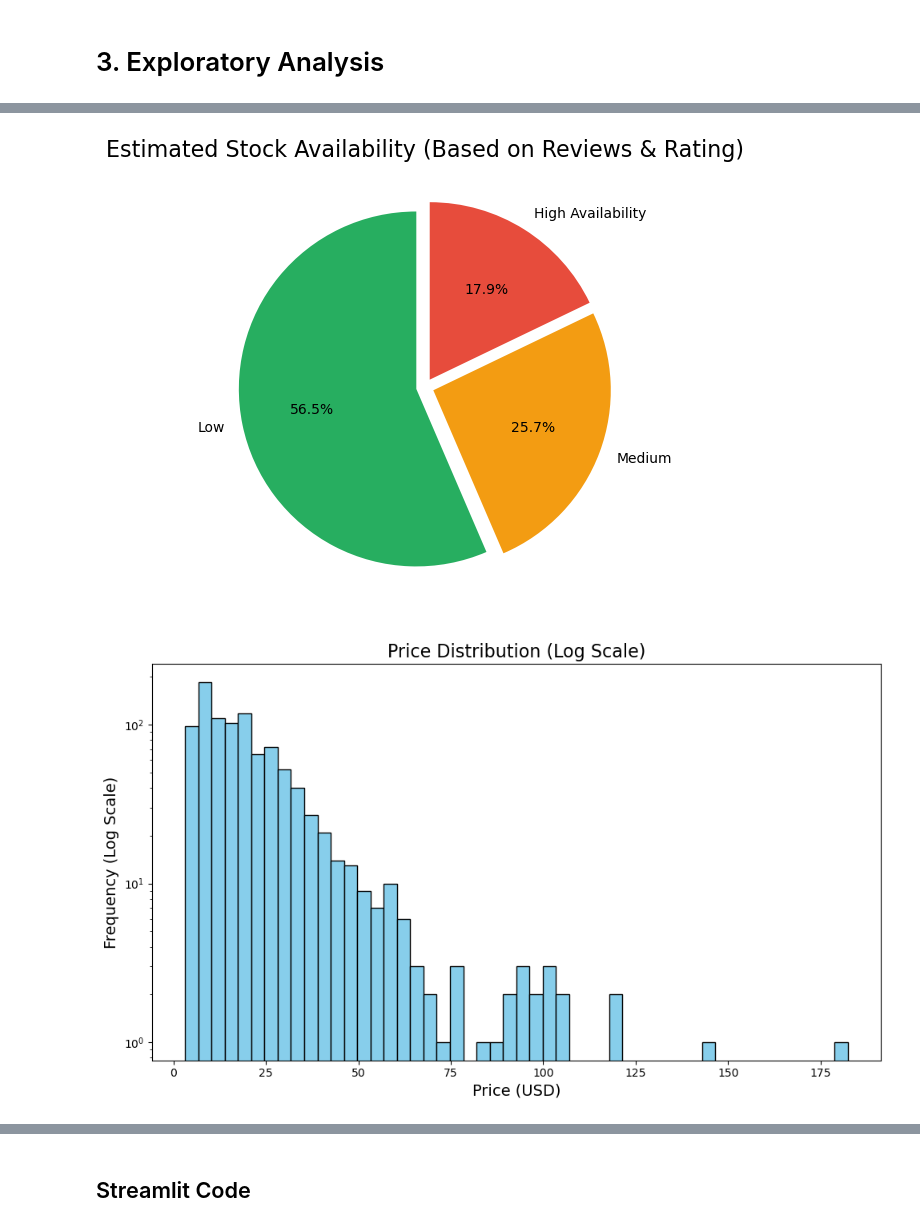
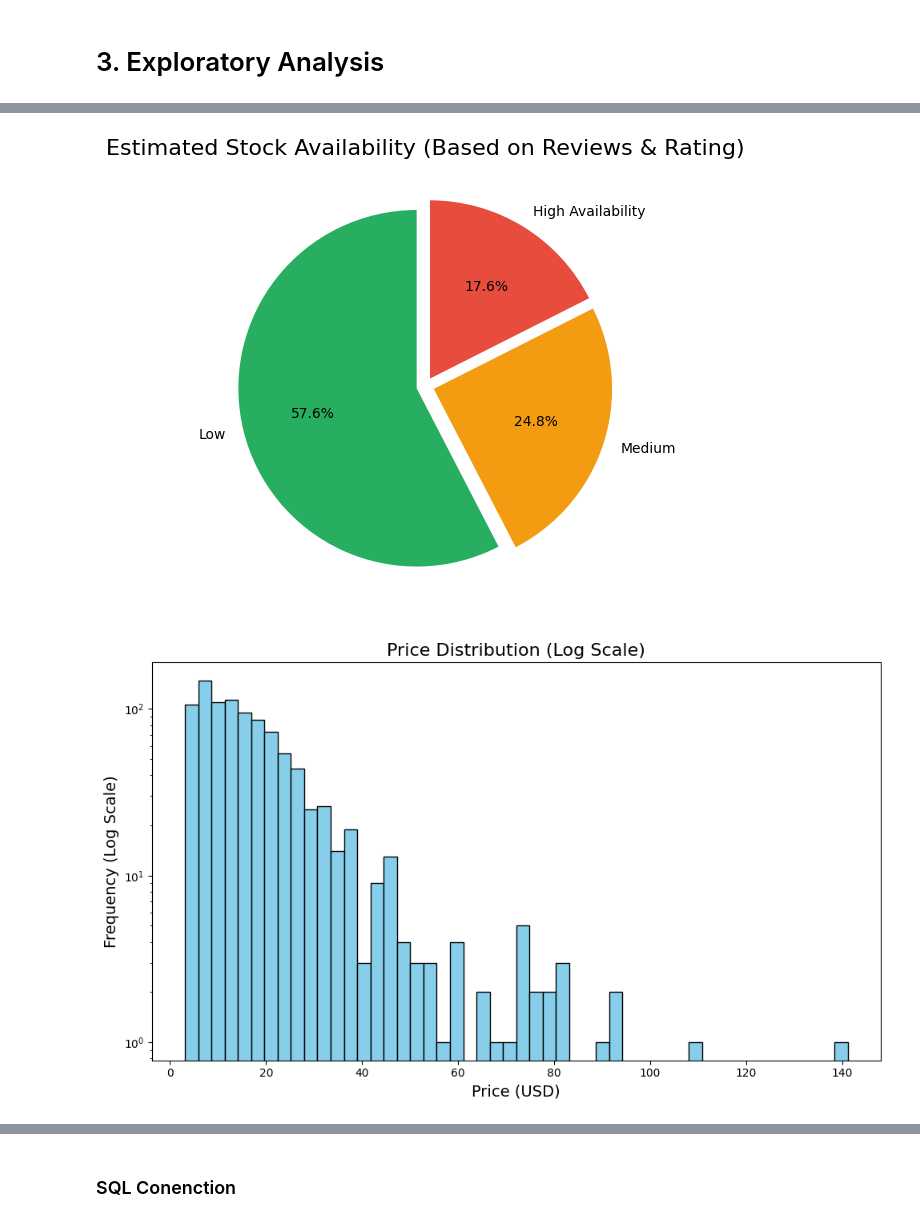
Before and after one commit to mindofyaseen/Banggoon_ETL, a Jupyter notebook: hackathon_project.ipynb, the cells around one changed output, grey strips where cells are left out. Drawn from its saved outputs; the diff is of its cells as text; code cells hidden in the pictures.

```diff
--- a/hackathon_project.ipynb
+++ b/hackathon_project.ipynb
@@ -219,7 +237,7 @@ import seaborn as sns
 plt.rcParams['figure.figsize'] = (12, 7)
 
 # Load the data
-df = pd.read_csv("cleaned_products_data.csv")
+df = pd.read_csv("cleane_products_data.csv")
 
 
 # ----------------------------
@@ -306,2 +324,2 @@ plt.show()
-[figure, old version]
+[figure, new version]
-[figure, old version]
+[figure, new version]
@@ -309,3 +327,3 @@ plt.show()
 [figure]
-# %% [markdown]
-## Streamlit Code
+# %% [markdown]
+### SQL Conenction
```
Also changed, not shown: parts of 4 cells of this notebook, 3 other files.
